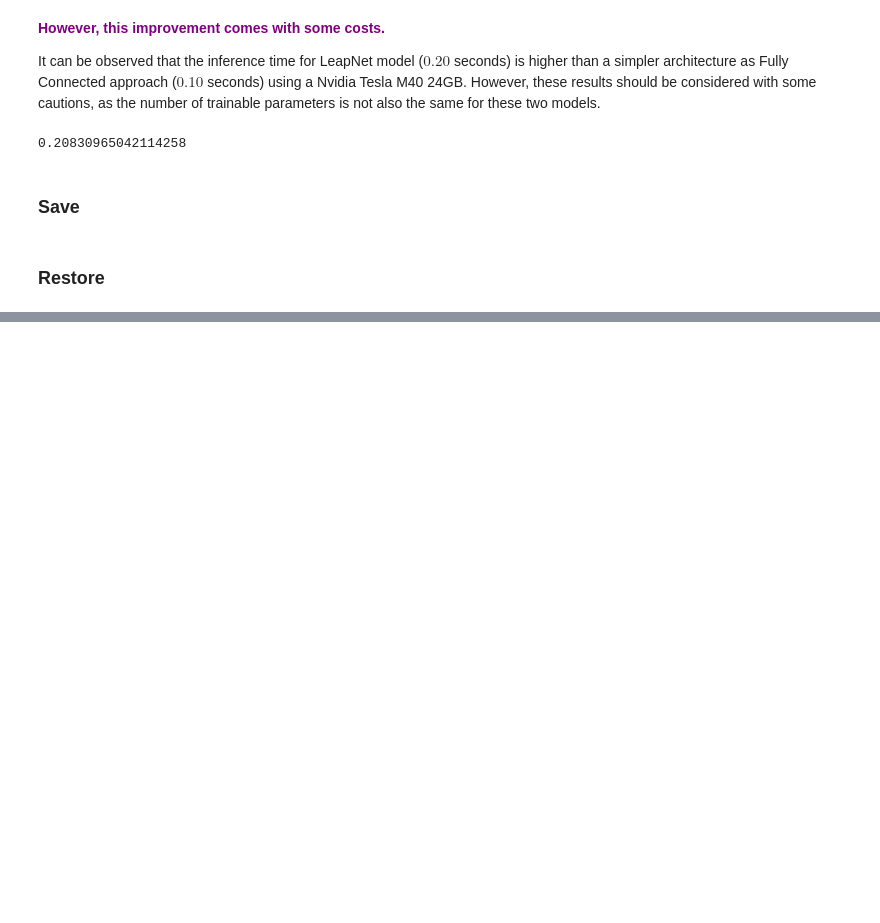
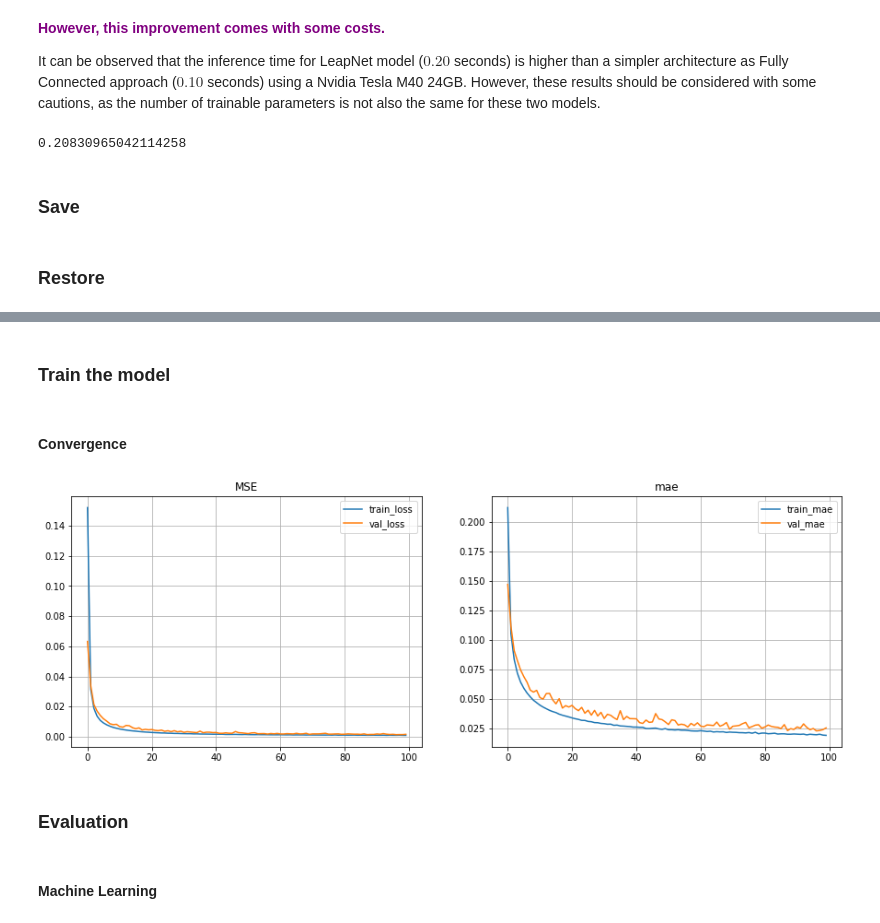
Before and after one commit to IRT-SystemX/LIPS, a Jupyter notebook: getting_started/05-Complete_example.ipynb, the cells around one changed output, grey strips where cells are left out. Drawn from its saved outputs; the diff is of its cells as text; code cells hidden in the pictures; blank space fills up the shorter version.

```diff
--- a/getting_started/05-Complete_example.ipynb
+++ b/getting_started/05-Complete_example.ipynb
@@ -546,0 +553,7 @@ leap_net.restore(path=TRAINED_MODEL_PATH)
+# %%
+benchmark2 = PowerGridBenchmark(benchmark_name="Benchmark2",
+                                benchmark_path=DATA_PATH,
+                                load_data_set=True,
+                                log_path=LOG_PATH,
+                                config_path=CONFIG_PATH
+                               )
@@ -546,0 +565,20 @@ leap_net.restore(path=TRAINED_MODEL_PATH)
+# %%
+tf_fc = TfFullyConnected(name="tf_fc",
+                         bench_config_name="Benchmark2",
+                         scaler=StandardScaler,
+                         log_path=LOG_PATH)
+# %% [markdown]
+### Train the model
+# %%
+tf_fc.train(train_dataset=benchmark2.train_dataset,
+            val_dataset=benchmark2.val_dataset,
+            epochs=100
+           )
+# %% [markdown]
+#### Convergence
+# %%
+tf_fc.visualize_convergence()
+# %% [output]
+[figure, added]
+# %% [markdown]
+### Evaluation
@@ -546,0 +592,2 @@ leap_net.restore(path=TRAINED_MODEL_PATH)
+# %% [markdown]
+#### Machine Learning
```
Also changed, not shown: parts of 100 cells of this notebook.
